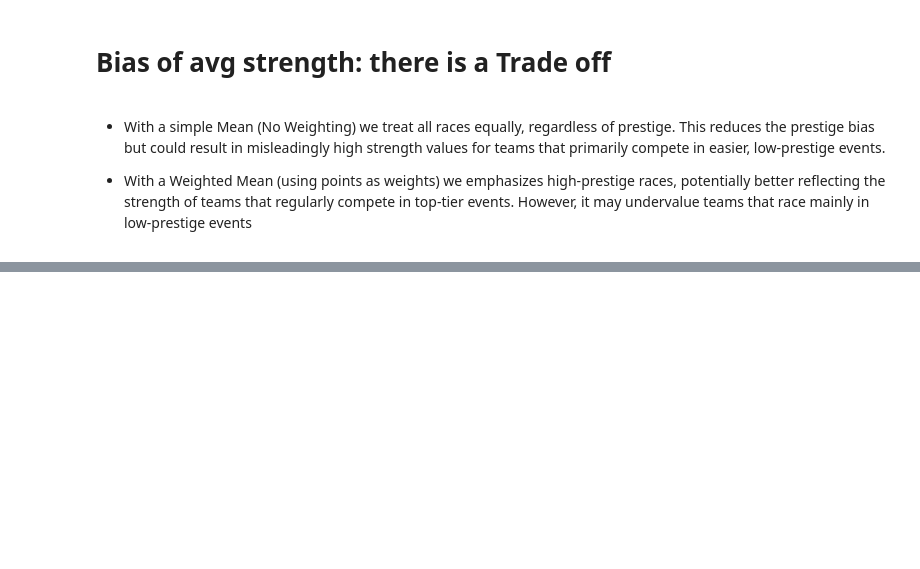
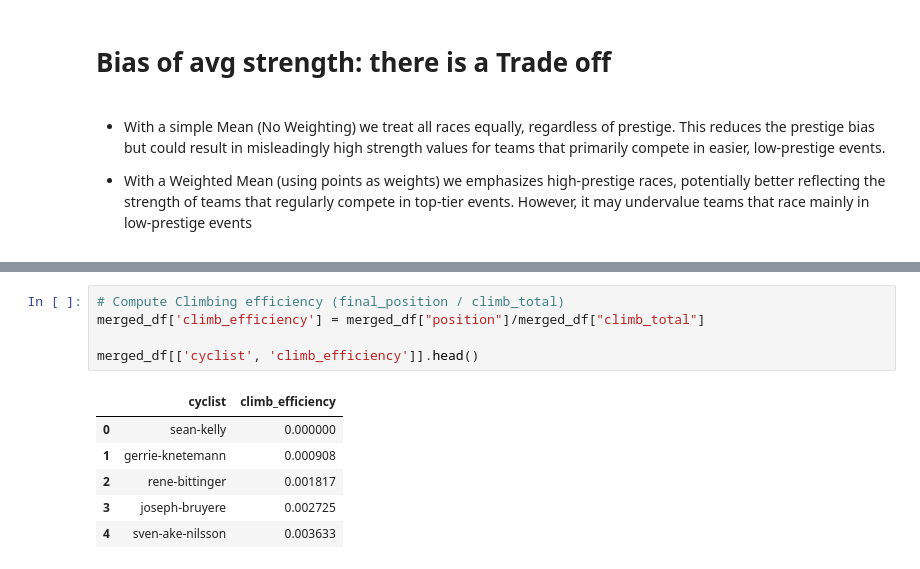
Before and after one commit to Dylan-Nico/Data-Mining-Cyclist-data, a Jupyter notebook: Feature_Enginering.ipynb, the cells around one changed output, grey strips where cells are left out. Saved outputs shown, nothing was run; the diff lists cells and outputs as text; blank space fills up the shorter version.

```diff
--- a/Feature_Enginering.ipynb
+++ b/Feature_Enginering.ipynb
@@ -334,0 +415,12 @@ As expected, there is a little correlation between them, with can reflect the pl
+# %%
+# Compute Climbing efficiency (final_position / climb_total)
+merged_df['climb_efficiency'] = merged_df["position"]/merged_df["climb_total"]
+
+merged_df[['cyclist', 'climb_efficiency']].head()
+# %% [output]
+|  | cyclist | climb_efficiency |
+| 0 | sean-kelly | 0.000000 |
+| 1 | gerrie-knetemann | 0.000908 |
+| 2 | rene-bittinger | 0.001817 |
+| 3 | joseph-bruyere | 0.002725 |
+| 4 | sven-ake-nilsson | 0.003633 |
```
Also changed, not shown: parts of 14 cells of this notebook.
